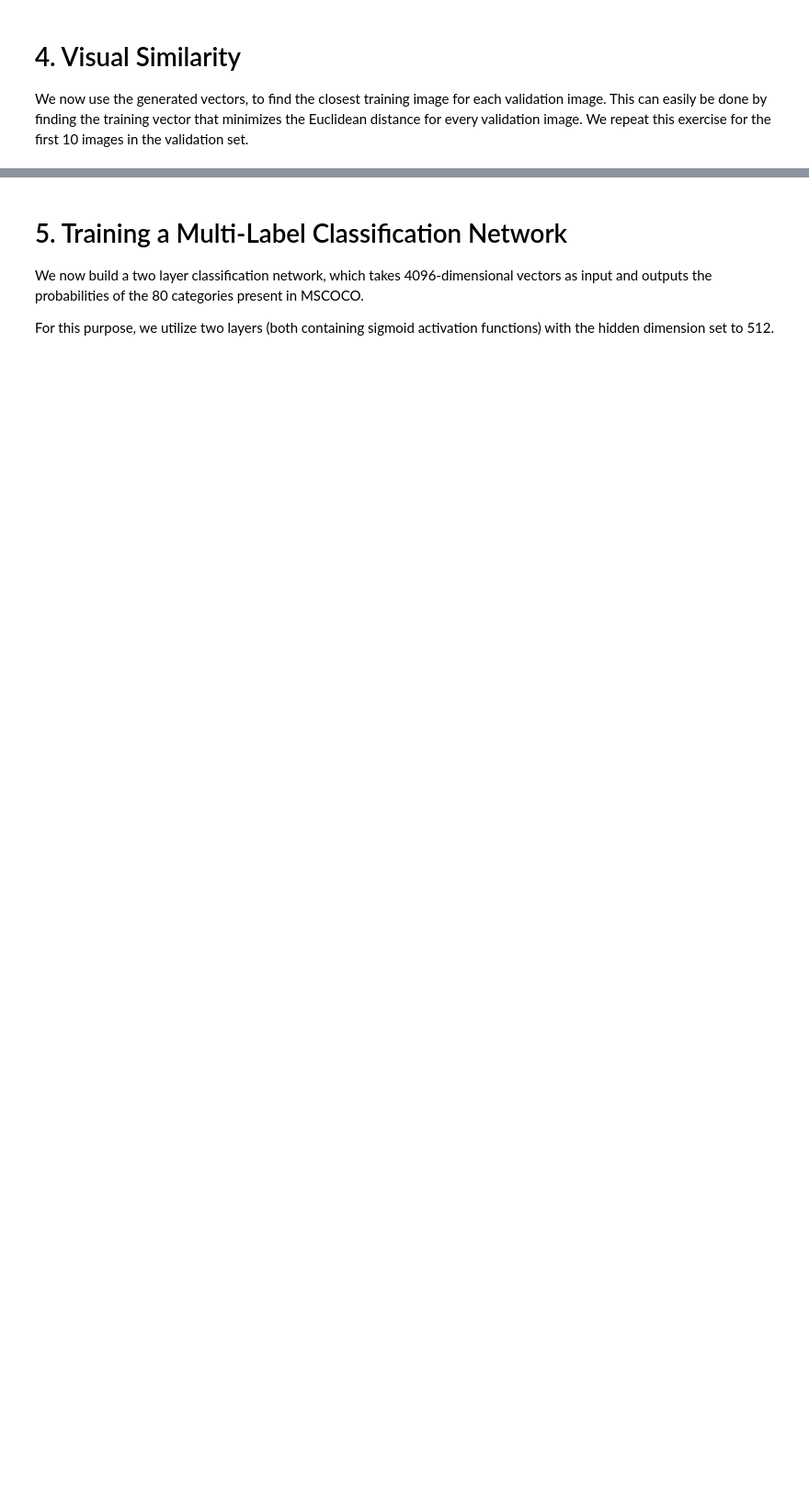
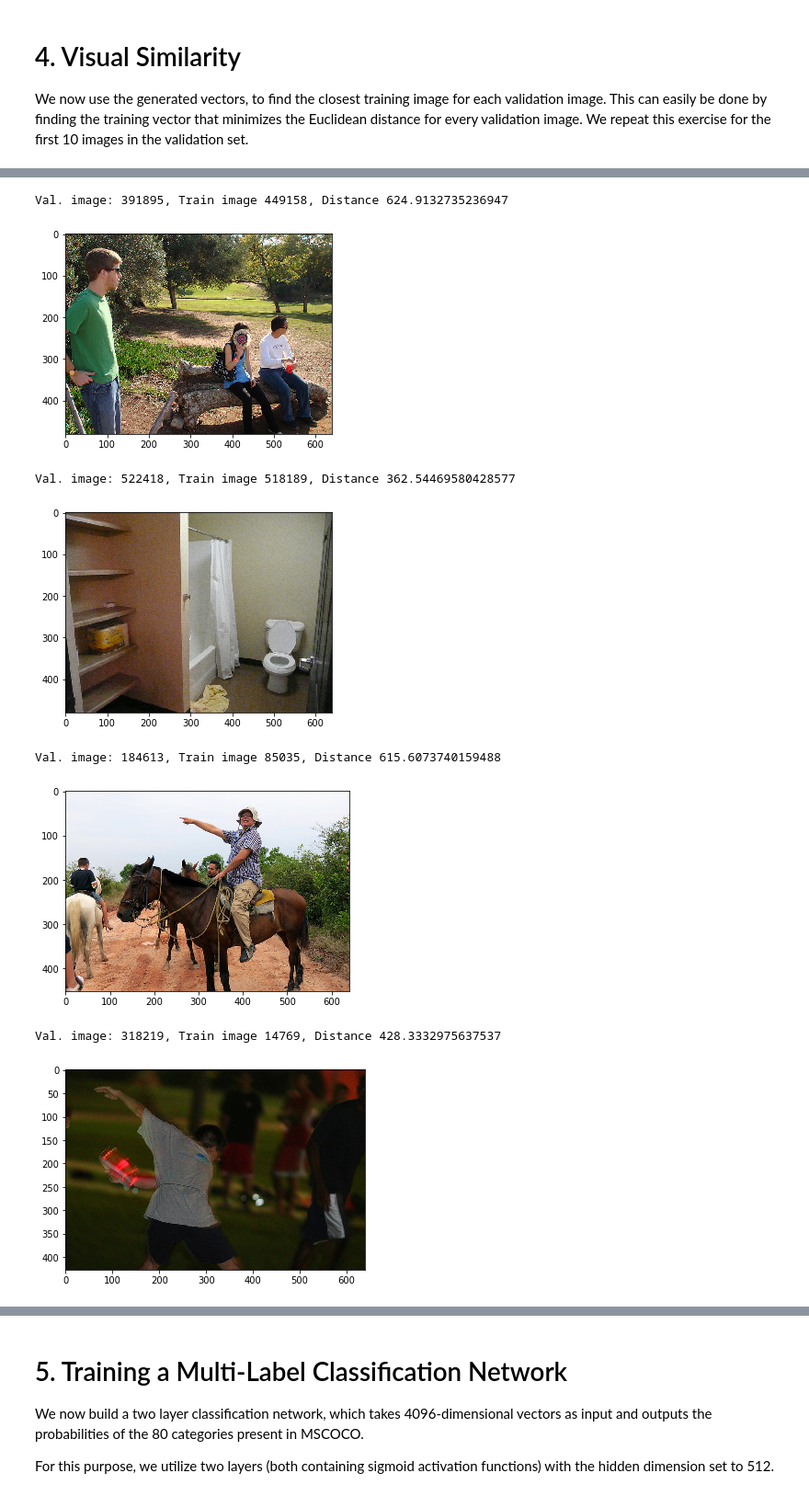
Before and after one commit to belinghy/cpsc532L, a Jupyter notebook: Assignment2/CPSC532L_Assignment2.ipynb, the cells around one changed output, grey strips where cells are left out. Shown at 92% size. Drawn from its saved outputs; the diff is of its cells as text; code cells hidden in the pictures; blank space fills up the shorter version.

```diff
--- a/Assignment2/CPSC532L_Assignment2.ipynb
+++ b/Assignment2/CPSC532L_Assignment2.ipynb
@@ -67,7 +67,7 @@ Variable containing:
 [torch.cuda.FloatTensor of size 1x3x224x224 (GPU 0)]
 # %%
 # Load ImageNet label to category name mapping.
-imagenet_categories = list(json.load(open('data/imagenet_categories.json')).values())
+imagenet_categories = [value for key,value in sorted(json.load(open('data/imagenet_categories.json')).items(), key=lambda t: int(t[0]))]
 
 # Load annotations file for the 100K training images.
 mscoco_train = json.load(open('data/annotations/train2014.json'))
@@ -292,5 +292,13 @@ VGG(
 # First we vectorize all of the features of training images and write the results to a file.
 
 # -- Your code goes here --
+training_vectors = np.zeros((len(train_ids), 4096))
+for index, img_id in enumerate(train_ids):
+    if index % 10000 == 0:
+        print("Index {}".format(index))
 
+    img = load_image(train_id_to_file[img_id])
+    training_vectors[index] = vgg_model(img).cpu().data.numpy()
+
+print(training_vectors.shape)
 np.save(open('outputs/training_vectors', 'wb+'), training_vectors)
@@ -298,5 +317,13 @@ np.save(open('outputs/training_vectors', 'wb+'), training_vectors)
 # Next we vectorize all of the features of validation images and write the results to a file.
 
 # -- Your code goes here --
+validation_vectors = np.zeros((len(val_ids), 4096))
+for index, img_id in enumerate(val_ids):
+    if index % 10000 == 0:
+        print("Index {}".format(index))
 
+    img = load_image(val_id_to_file[img_id])
+    validation_vectors[index] = vgg_model(img).cpu().data.numpy()
+
+print(validation_vectors.shape)
 np.save(open('outputs/validation_vectors', 'wb+'), validation_vectors)
@@ -308,0 +337,6 @@ We now use the generated vectors, to find the closest training image for each va
+# %%
+# Load back the saved vectors
+training_vectors = np.load('outputs/training_vectors')
+print(training_vectors.shape)
+validation_vectors = np.load('outputs/validation_vectors')
+print(validation_vectors.shape)
@@ -308,0 +346,20 @@ We now use the generated vectors, to find the closest training image for each va
+# %%
+# -- Your code goes here --
+for index, img_id in enumerate(val_ids[:10]):
+    img_vector = validation_vectors[index]
+    distance_vector = np.sum(np.square(img_vector-training_vectors), axis=1)
+    closest_index = np.argmin(distance_vector)
+    print('Val. image: {}, Train image {}, Distance {}'.format(img_id, train_ids[closest_index], distance_vector[closest_index]))
+    filename = train_id_to_file[train_ids[closest_index]]
+    image = Image.open(filename)
+    plt.imshow(image)
+    plt.show()
+# %% [output]
+Val. image: 391895, Train image 449158, Distance 624.9132735236947
+[figure, added]
+Val. image: 522418, Train image 518189, Distance 362.54469580428577
+[figure, added]
+Val. image: 184613, Train image 85035, Distance 615.6073740159488
+[figure, added]
+Val. image: 318219, Train image 14769, Distance 428.3332975637537
+[figure, added]
```
Also changed, not shown: parts of 7 cells of this notebook.
